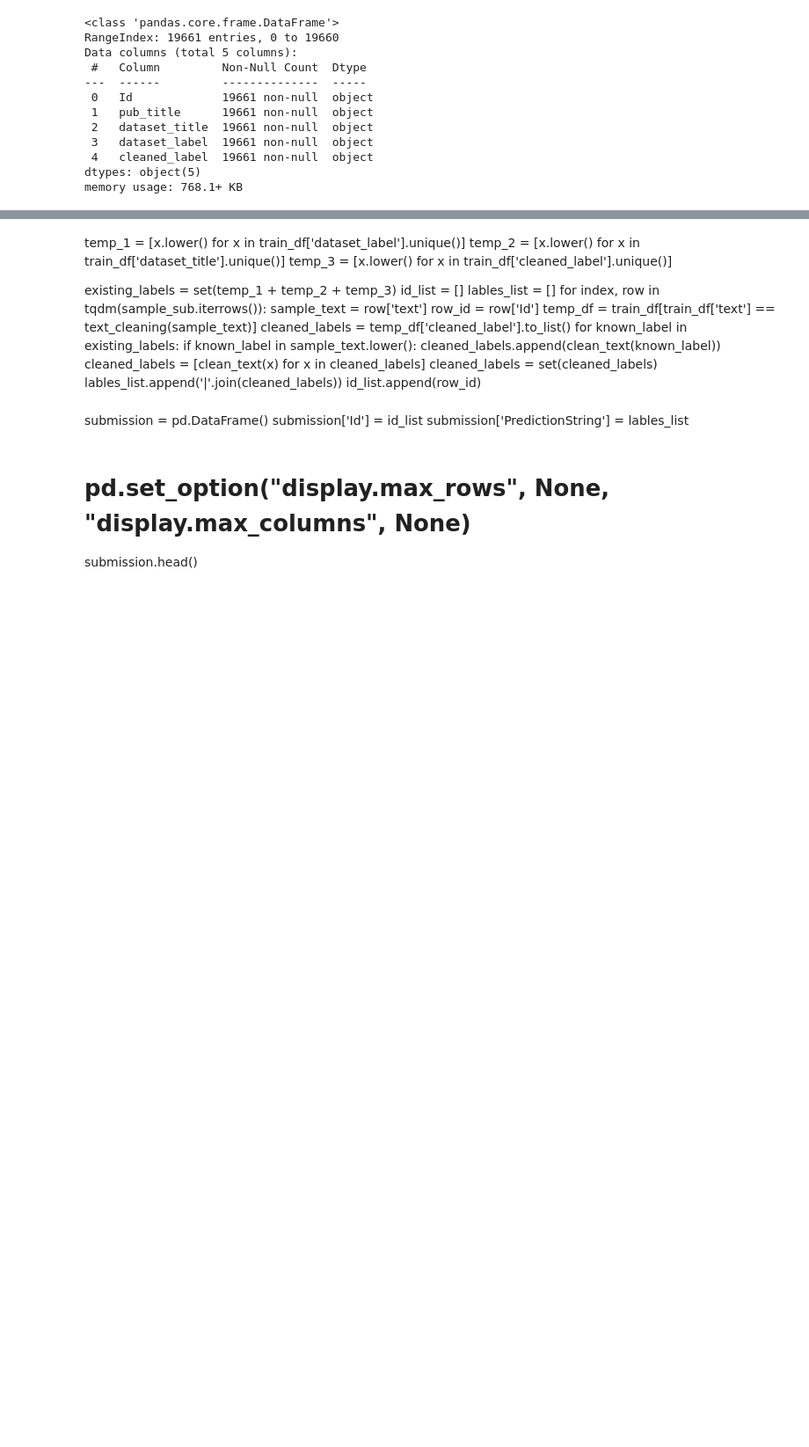
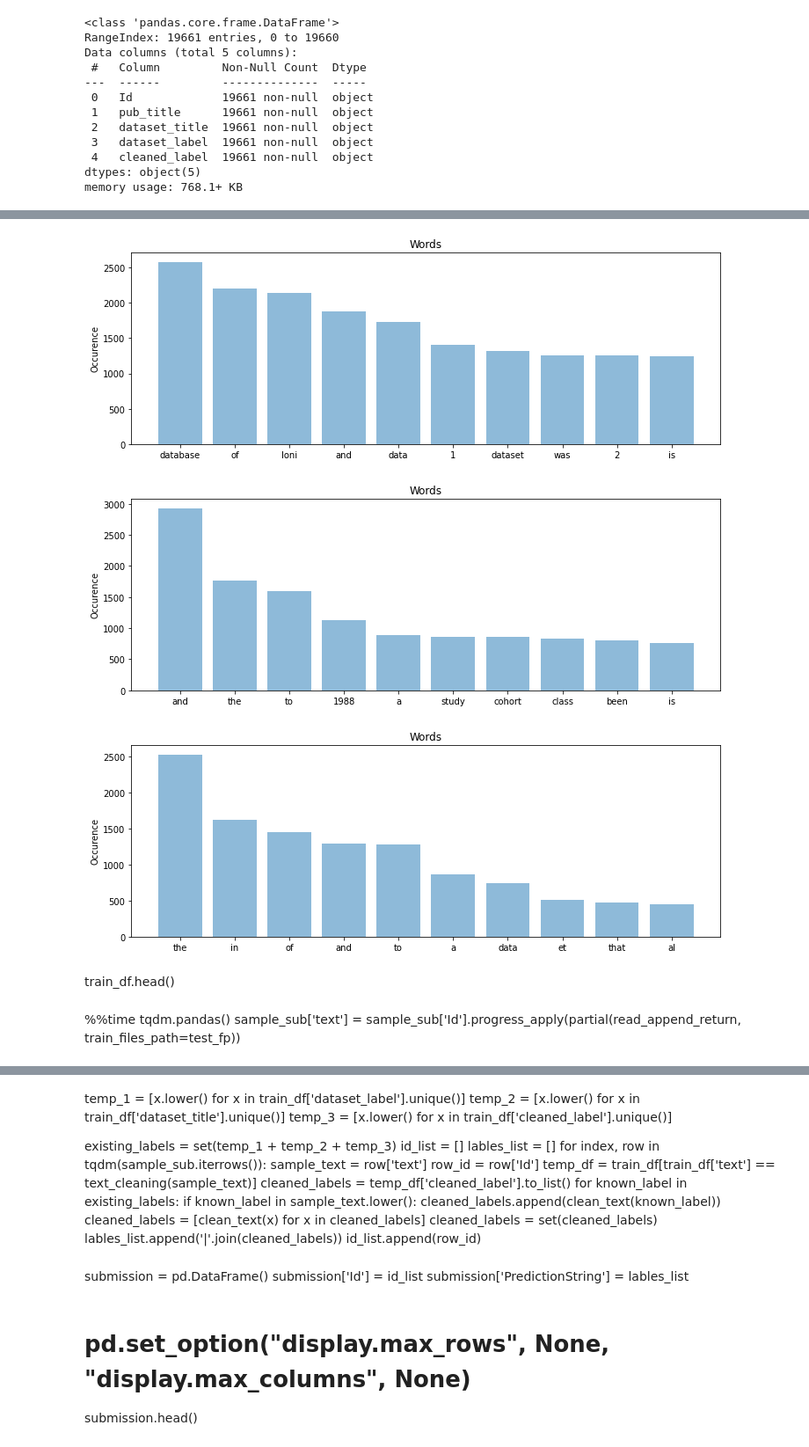
Before and after one commit to ArthLeu/title-matching, a Jupyter notebook: main.ipynb, the cells around one changed output, grey strips where cells are left out. Shown at 88% size. Drawn from its saved outputs; the diff is of its cells as text; code cells hidden in the pictures; blank space fills up the shorter version.

```diff
--- a/main.ipynb
+++ b/main.ipynb
@@ -157,0 +148,14 @@ combined: authors calculations using the national education longitudinal study n
+# %%
+post_tf.plot(idx=0)
+post_tf.plot(idx=1)
+post_tf.plot(idx=2)
+# %% [output]
+[figure, added]
+[figure, added]
+[figure, added]
+# %% [markdown]
+train_df.head()
+# %% [markdown]
+%%time
+tqdm.pandas()
+sample_sub['text'] = sample_sub['Id'].progress_apply(partial(read_append_return, train_files_path=test_fp))
```
Also changed, not shown: parts of 13 cells of this notebook, 2 other files.
